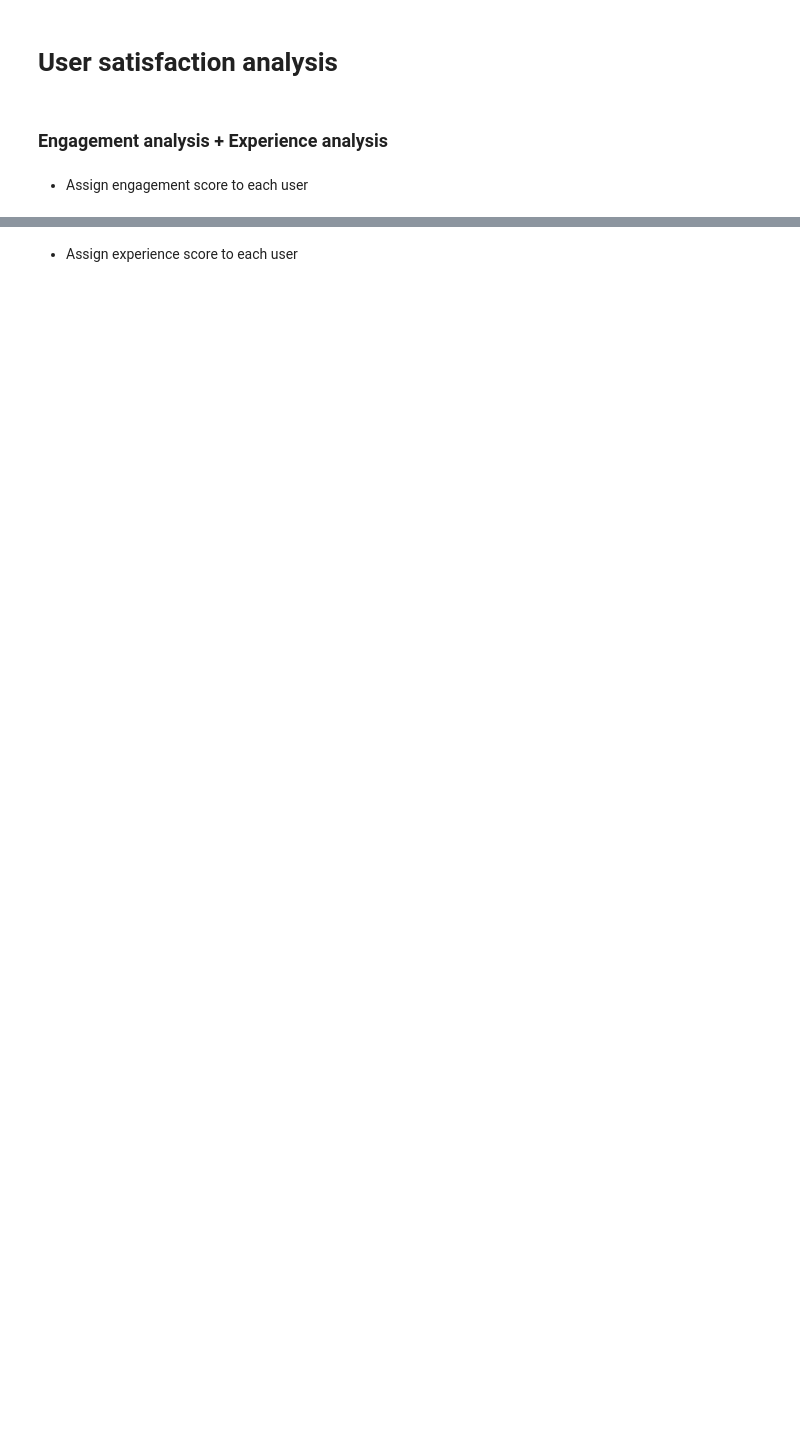
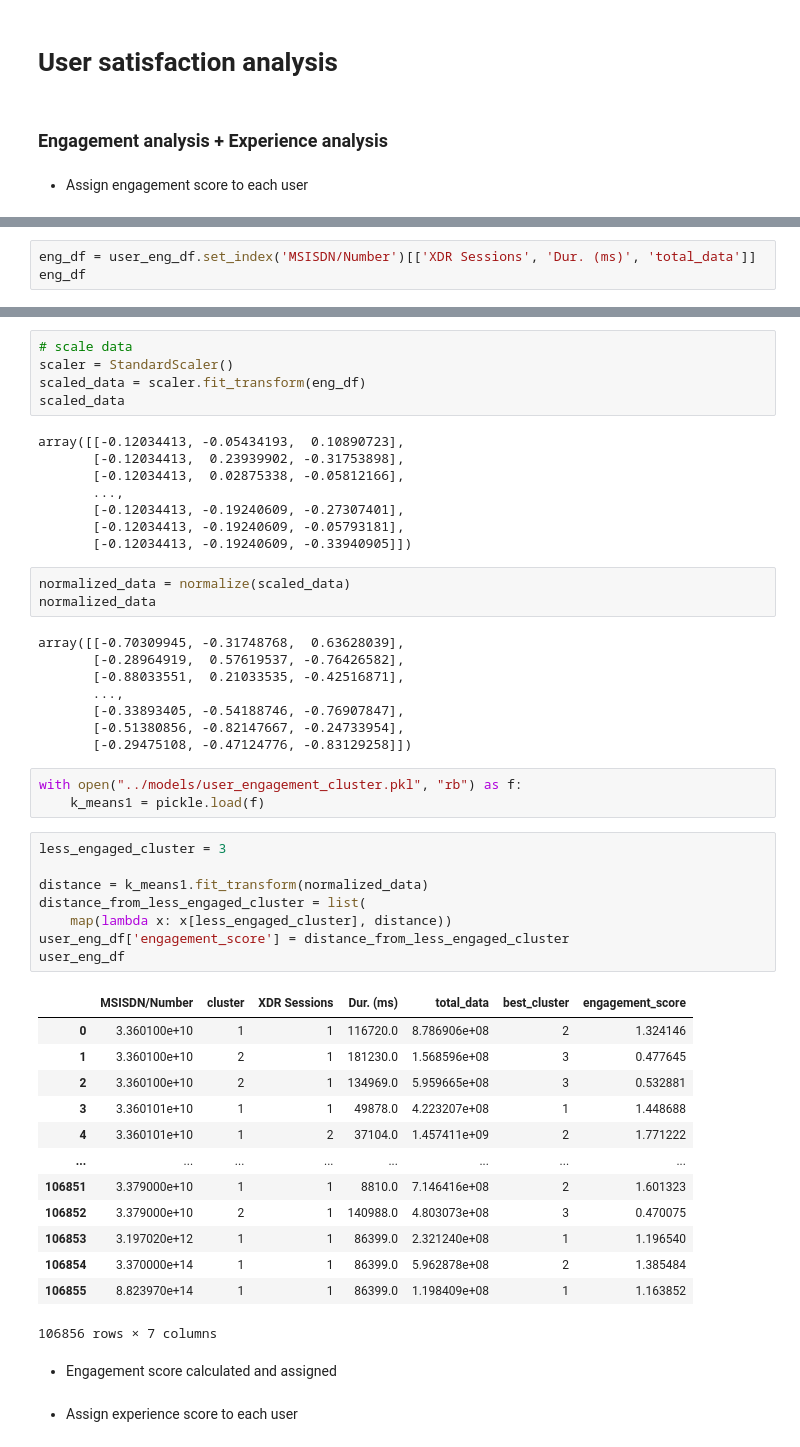
Before and after one commit to Fisseha-Estifanos/Telecom, a Jupyter notebook: notebooks/user_satisfaction_analysis.ipynb, the cells around one changed output, grey strips where cells are left out. Saved outputs shown, nothing was run; the diff lists cells and outputs as text; blank space fills up the shorter version.

```diff
--- a/notebooks/user_satisfaction_analysis.ipynb
+++ b/notebooks/user_satisfaction_analysis.ipynb
@@ -45,0 +40,3 @@ Data visualizer in action.
+# %%
+eng_df = user_eng_df.set_index('MSISDN/Number')[['XDR Sessions', 'Dur. (ms)', 'total_data']]
+eng_df
@@ -46,2 +58,53 @@ Data visualizer in action.
+# %%
+# scale data
+scaler = StandardScaler()
+scaled_data = scaler.fit_transform(eng_df)
+scaled_data
+# %% [output]
+array([[-0.12034413, -0.05434193,  0.10890723],
+       [-0.12034413,  0.23939902, -0.31753898],
+       [-0.12034413,  0.02875338, -0.05812166],
+       ...,
+       [-0.12034413, -0.19240609, -0.27307401],
+       [-0.12034413, -0.19240609, -0.05793181],
+       [-0.12034413, -0.19240609, -0.33940905]])
+# %%
+normalized_data = normalize(scaled_data)
+normalized_data
+# %% [output]
+array([[-0.70309945, -0.31748768,  0.63628039],
+       [-0.28964919,  0.57619537, -0.76426582],
+       [-0.88033551,  0.21033535, -0.42516871],
+       ...,
+       [-0.33893405, -0.54188746, -0.76907847],
+       [-0.51380856, -0.82147667, -0.24733954],
+       [-0.29475108, -0.47124776, -0.83129258]])
+# %%
+with open("../models/user_engagement_cluster.pkl", "rb") as f:
+    k_means1 = pickle.load(f)
+# %%
+less_engaged_cluster = 3
+
+distance = k_means1.fit_transform(normalized_data)
+distance_from_less_engaged_cluster = list(
+    map(lambda x: x[less_engaged_cluster], distance))
+user_eng_df['engagement_score'] = distance_from_less_engaged_cluster
+user_eng_df
+# %% [output]
+|  | MSISDN/Number | cluster | XDR Sessions | Dur. (ms) | total_data | best_cluster | engagement_score |
+| 0 | 3.360100e+10 | 1 | 1 | 116720.0 | 8.786906e+08 | 2 | 1.324146 |
+| 1 | 3.360100e+10 | 2 | 1 | 181230.0 | 1.568596e+08 | 3 | 0.477645 |
+| 2 | 3.360100e+10 | 2 | 1 | 134969.0 | 5.959665e+08 | 3 | 0.532881 |
+| 3 | 3.360101e+10 | 1 | 1 | 49878.0 | 4.223207e+08 | 1 | 1.448688 |
+| 4 | 3.360101e+10 | 1 | 2 | 37104.0 | 1.457411e+09 | 2 | 1.771222 |
+| ... | ... | ... | ... | ... | ... | ... | ... |
+| 106851 | 3.379000e+10 | 1 | 1 | 8810.0 | 7.146416e+08 | 2 | 1.601323 |
+| 106852 | 3.379000e+10 | 2 | 1 | 140988.0 | 4.803073e+08 | 3 | 0.470075 |
+| 106853 | 3.197020e+12 | 1 | 1 | 86399.0 | 2.321240e+08 | 1 | 1.196540 |
+| 106854 | 3.370000e+14 | 1 | 1 | 86399.0 | 5.962878e+08 | 2 | 1.385484 |
+| 106855 | 8.823970e+14 | 1 | 1 | 86399.0 | 1.198409e+08 | 1 | 1.163852 |
+106856 rows × 7 columns
+# %% [markdown]
+* Engagement score calculated and assigned
 # %% [markdown]
 * Assign experience score to each user
```
Also changed, not shown: parts of 18 cells of this notebook.
